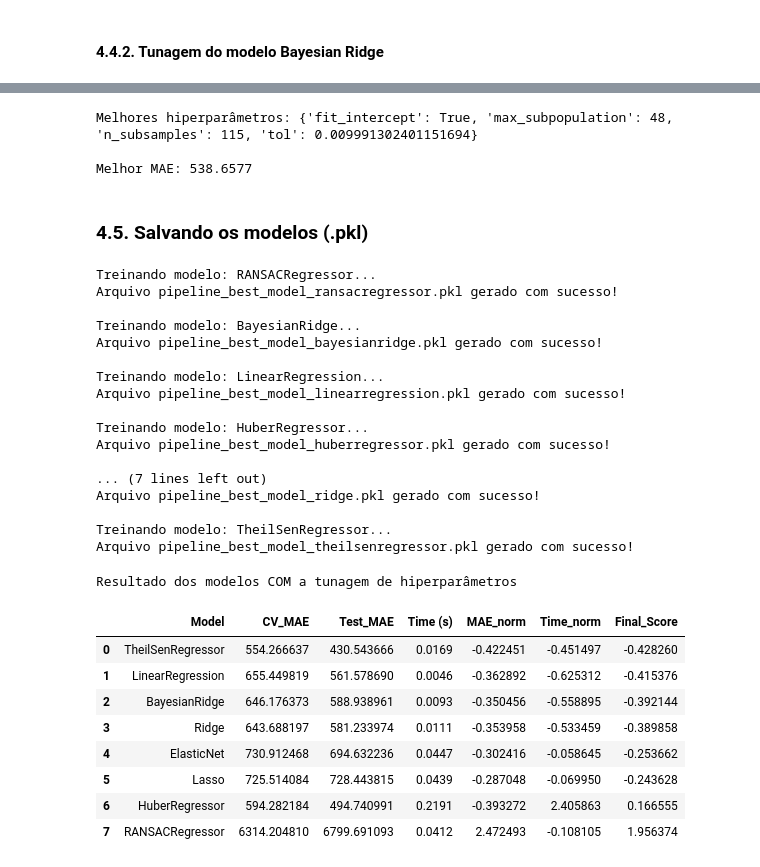
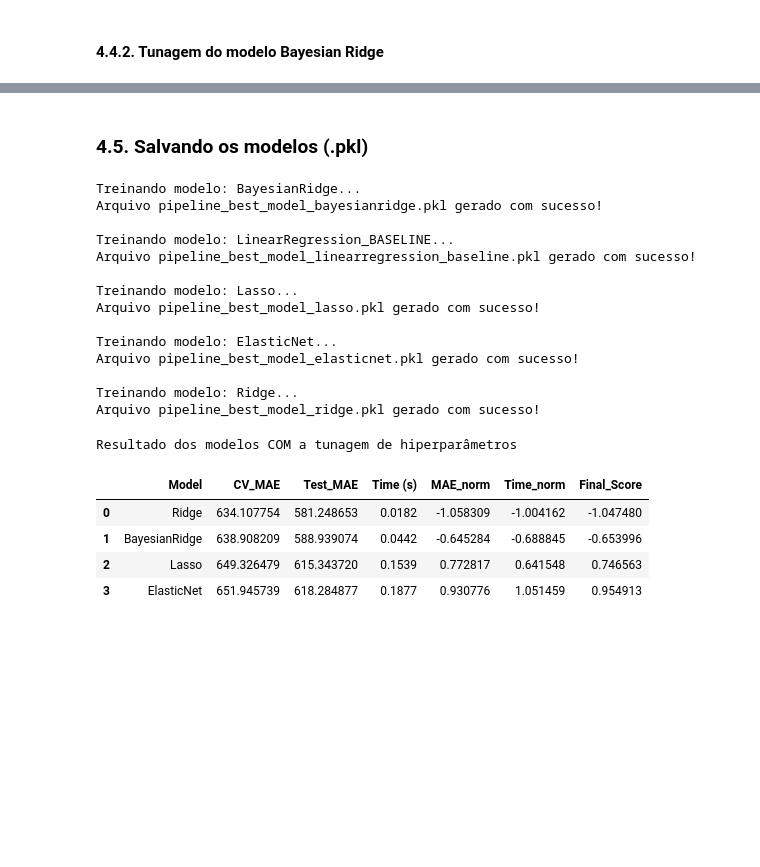
Before and after one commit to emso-exe/Compra_de_carro, a Jupyter notebook: 002_modelagem_preditiva.ipynb, the cells around one changed output, grey strips where cells are left out. Cells and saved outputs as stored; diff of their text form; code cells hidden in the pictures; blank space fills up the shorter version.

```diff
--- a/002_modelagem_preditiva.ipynb
+++ b/002_modelagem_preditiva.ipynb
@@ -448,7 +440,7 @@ df_ranked_default[['Model','CV_MAE','Test_MAE','Time (s)','MAE_norm','Time_norm'
 df_plot = df_ranked_default.sort_values(by='Final_Score', ascending=False)
 
 # Figura e eixo
-fig, ax = plt.subplots(figsize=(10, 7))
+fig, ax = plt.subplots(figsize=(10, 6))
 
 # Linha horizontal
 ax.hlines(y=df_plot['Model'], xmin=df_plot['Final_Score'], xmax=0,
@@ -478,7 +470,6 @@ ax.text(0, 1.05,
 # Ajuste de eixo para não cortar textos
 ax.set_xlim(df_plot['Final_Score'].min() - 0.1,
             df_plot['Final_Score'].max() + 0.7)
-#ax.tick_params(labelsize=10)
 
 # limpar borda superior e direita
 sns.despine(left=True, bottom=False)
@@ -493,11 +484,11 @@ plt.show()
 # %% [markdown]
 ### 4.3. Análise gráfica de resíduos x previsões
 # %%
-# Ordenar pelos menores Final_Score e pegar os 5 primeiros modelos
-top_models = df_ranked.sort_values('Final_Score').head(5)['Model'].tolist()
+# Ordenar modelos pelos menores Final_Score
+sorted_models = df_ranked.sort_values('Final_Score')['Model'].tolist()
 
 # Loop para ajustar cada modelo e gerar o gráfico de resíduos
-for model_name in top_models:
+for model_name in sorted_models:
 
     # Seleção do modelo atual
     model = models[model_name]
@@ -680,3 +573,9 @@ Melhor MAE: 4596.5350
+# %%
+# Validação cruzada estável (50 folds = 5x10)
+cv = RepeatedKFold(n_splits=5, n_repeats=10, random_state=42)
+
+# Usamos MAE negativo porque Optuna minimiza a função de objetivo
+mae_scorer = make_scorer(mean_absolute_error, greater_is_better=False)
 # %% [markdown]
 #### 4.4.2. Tunagem do modelo **Bayesian Ridge**
 # %%
@@ -1338,13 +867,2 @@ study.optimize(objective_theilsenregressor, n_trials=100, n_jobs=-1, show_progre
-# %%
-# Acessa o melhor MAE e os melhores parâmetros após a otimização
-mae_theilsenregressor = study.best_value
-params_theilsenregressor = study.best_params
-
-print(f'Melhores hiperparâmetros: {params_theilsenregressor}')
-print(f'\nMelhor MAE: {mae_theilsenregressor:.4f}')
-# %% [output]
-Melhores hiperparâmetros: {'fit_intercept': True, 'max_subpopulation': 48, 'n_subsamples': 115, 'tol': 0.009991302401151694}
-
-Melhor MAE: 538.6577
 # %% [markdown]
 ### 4.5. Salvando os modelos (.pkl)
@@ -1441,21 +963,13 @@ def train_and_save_model(best_model, file_name, model_name, X_train, y_train, X_
 # %%
 # Dicionário com modelos e hiperparâmetros
 model_configs = {
-    'RANSACRegressor': {
-        'model': RANSACRegressor,
-        'params': params_ransac
-    },
     'BayesianRidge': {
         'model': BayesianRidge,
         'params': params_bayesianridge
     },
-    'LinearRegression': {
+    'LinearRegression_BASELINE': {
         'model': LinearRegression,
-        'params': params_linearregression
-    },
-    'HuberRegressor': {
-        'model': HuberRegressor,
-        'params': params_huberregressor
+        'params': {}   # sem hiperparâmetros
     },
     'Lasso': {
         'model': Lasso,
@@ -1468,10 +982,6 @@ model_configs = {
     'Ridge': {
         'model': Ridge,
         'params': params_ridge
-    },
-    'TheilSenRegressor': {
-        'model': TheilSenRegressor,
-        'params': params_theilsenregressor
     }
 }
 
@@ -1496,44 +1006,40 @@ for model_name, cfg in model_configs.items():
     # Armazena resultados para análise posterior
     all_results.extend(results)
 # %% [output]
-Treinando modelo: RANSACRegressor...
-Arquivo pipeline_best_model_ransacregressor.pkl gerado com sucesso!
-
 Treinando modelo: BayesianRidge...
 Arquivo pipeline_best_model_bayesianridge.pkl gerado com sucesso!
 
-Treinando modelo: LinearRegression...
-Arquivo pipeline_best_model_linearregression.pkl gerado com sucesso!
+Treinando modelo: LinearRegression_BASELINE...
+Arquivo pipeline_best_model_linearregression_baseline.pkl gerado com sucesso!
 
-Treinando modelo: HuberRegressor...
-Arquivo pipeline_best_model_huberregressor.pkl gerado com sucesso!
+Treinando modelo: Lasso...
+Arquivo pipeline_best_model_lasso.pkl gerado com sucesso!
 
-... (7 lines left out)
+Treinando modelo: ElasticNet...
+Arquivo pipeline_best_model_elasticnet.pkl gerado com sucesso!
+
+Treinando modelo: Ridge...
 Arquivo pipeline_best_model_ridge.pkl gerado com sucesso!
-
-Treinando modelo: TheilSenRegressor...
-Arquivo pipeline_best_model_theilsenregressor.pkl gerado com sucesso!
 # %%
 # Criando DataFrame de resultados
 df_tuned_results = pd.DataFrame(all_results)
+
+# Removendo o modelo baseline dos resultados com tunagem
+df_tuned_results = df_tuned_results[~(df_tuned_results['Model']=='LinearRegression_BASELINE')]
 
 # Adicionando o score final ao DataFrame de resultados
 df_ranked_tuned = add_final_score(df_tuned_results)
 
 print('\nResultado dos modelos COM a tunagem de hiperparâmetros')
 
 # Colunas recomendadas para análise e gráficos
 df_ranked_tuned[['Model','CV_MAE','Test_MAE','Time (s)','MAE_norm','Time_norm','Final_Score']]
 # %% [output]
 Resultado dos modelos COM a tunagem de hiperparâmetros
 |  | Model | CV_MAE | Test_MAE | Time (s) | MAE_norm | Time_norm | Final_Score |
-| 0 | TheilSenRegressor | 554.266637 | 430.543666 | 0.0169 | -0.422451 | -0.451497 | -0.428260 |
-| 1 | LinearRegression | 655.449819 | 561.578690 | 0.0046 | -0.362892 | -0.625312 | -0.415376 |
-| 2 | BayesianRidge | 646.176373 | 588.938961 | 0.0093 | -0.350456 | -0.558895 | -0.392144 |
-| 3 | Ridge | 643.688197 | 581.233974 | 0.0111 | -0.353958 | -0.533459 | -0.389858 |
-| 4 | ElasticNet | 730.912468 | 694.632236 | 0.0447 | -0.302416 | -0.058645 | -0.253662 |
-| 5 | Lasso | 725.514084 | 728.443815 | 0.0439 | -0.287048 | -0.069950 | -0.243628 |
-| 6 | HuberRegressor | 594.282184 | 494.740991 | 0.2191 | -0.393272 | 2.405863 | 0.166555 |
-| 7 | RANSACRegressor | 6314.204810 | 6799.691093 | 0.0412 | 2.472493 | -0.108105 | 1.956374 |
+| 0 | Ridge | 634.107754 | 581.248653 | 0.0182 | -1.058309 | -1.004162 | -1.047480 |
+| 1 | BayesianRidge | 638.908209 | 588.939074 | 0.0442 | -0.645284 | -0.688845 | -0.653996 |
+| 2 | Lasso | 649.326479 | 615.343720 | 0.1539 | 0.772817 | 0.641548 | 0.746563 |
+| 3 | ElasticNet | 651.945739 | 618.284877 | 0.1877 | 0.930776 | 1.051459 | 0.954913 |
 # %%
 print('\nResultado dos modelos SEM a tunagem de hiperparâmetros')
```
Also changed, not shown: parts of 43 cells of this notebook.
